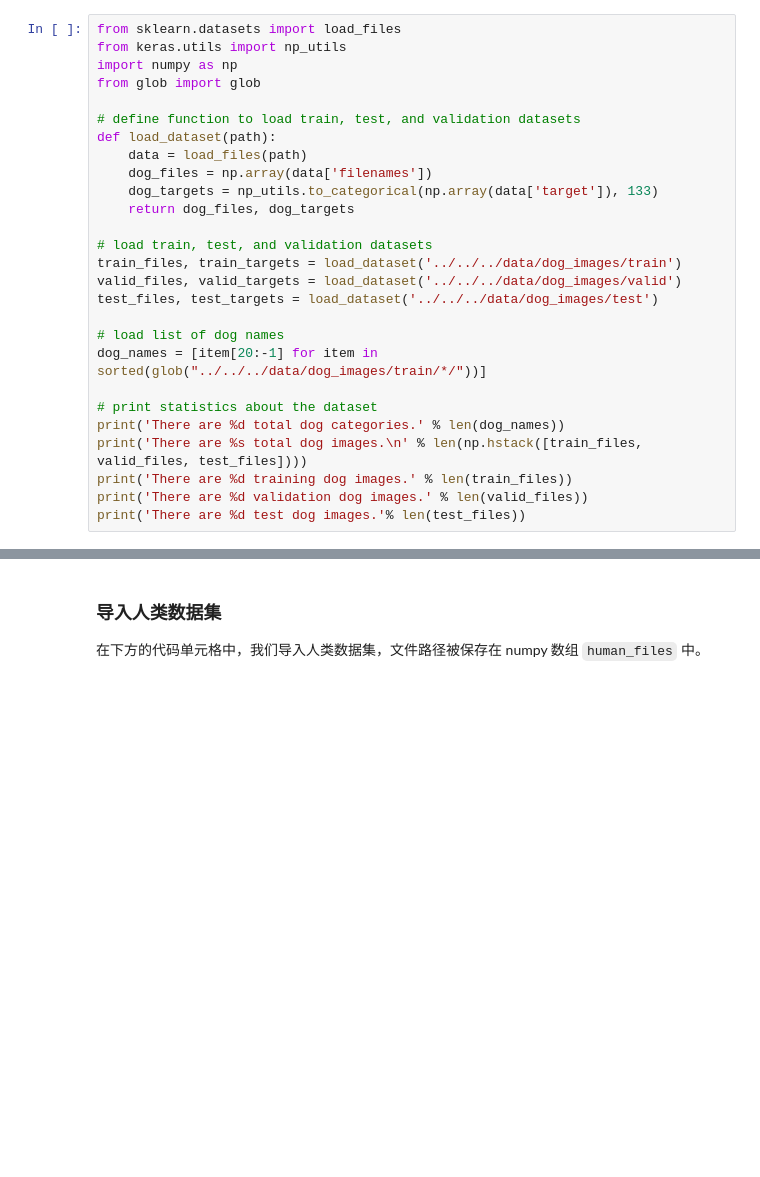
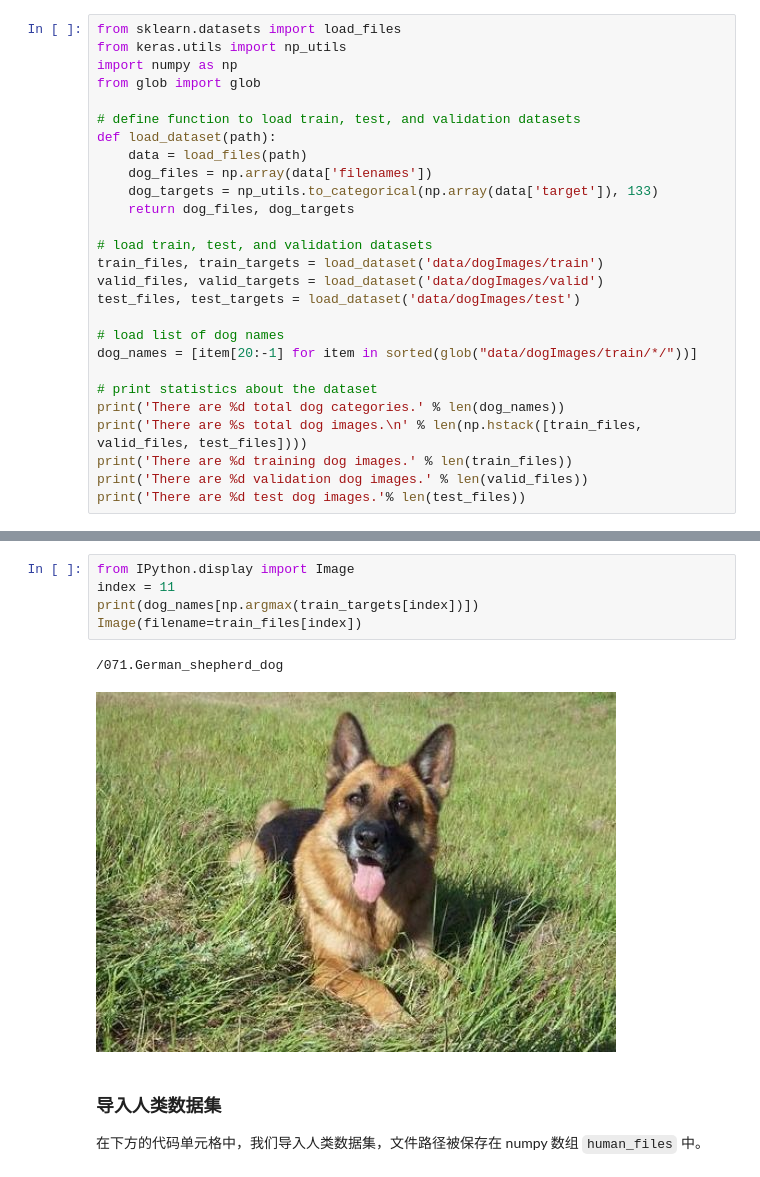
Before and after one commit to kissingurami/my_notebooks, a Jupyter notebook: 4.0-Udacity-Data-Science/7.0_dog_breed_classifier/dog_app-zh.ipynb, the cells around one changed output, grey strips where cells are left out. Saved outputs shown, nothing was run; the diff lists cells and outputs as text; blank space fills up the shorter version.

```diff
--- a/4.0-Udacity-Data-Science/7.0_dog_breed_classifier/dog_app-zh.ipynb
+++ b/4.0-Udacity-Data-Science/7.0_dog_breed_classifier/dog_app-zh.ipynb
@@ -97,12 +80,12 @@ def load_dataset(path):
     return dog_files, dog_targets
 
 # load train, test, and validation datasets
-train_files, train_targets = load_dataset('../../../data/dog_images/train')
-valid_files, valid_targets = load_dataset('../../../data/dog_images/valid')
-test_files, test_targets = load_dataset('../../../data/dog_images/test')
+train_files, train_targets = load_dataset('data/dogImages/train')
+valid_files, valid_targets = load_dataset('data/dogImages/valid')
+test_files, test_targets = load_dataset('data/dogImages/test')
 
 # load list of dog names
-dog_names = [item[20:-1] for item in sorted(glob("../../../data/dog_images/train/*/"))]
+dog_names = [item[20:-1] for item in sorted(glob("data/dogImages/train/*/"))]
 
 # print statistics about the dataset
 print('There are %d total dog categories.' % len(dog_names))
@@ -113,3 +134,11 @@ print('There are %d test dog images.'% len(test_files))
+# %%
+from IPython.display import Image
+index = 11
+print(dog_names[np.argmax(train_targets[index])])
+Image(filename=train_files[index])
+# %% [output]
+/071.German_shepherd_dog
+[figure, added]
 # %% [markdown]
 ### 导入人类数据集
 
```
Also changed, not shown: parts of 46 cells of this notebook, 1 other file.
